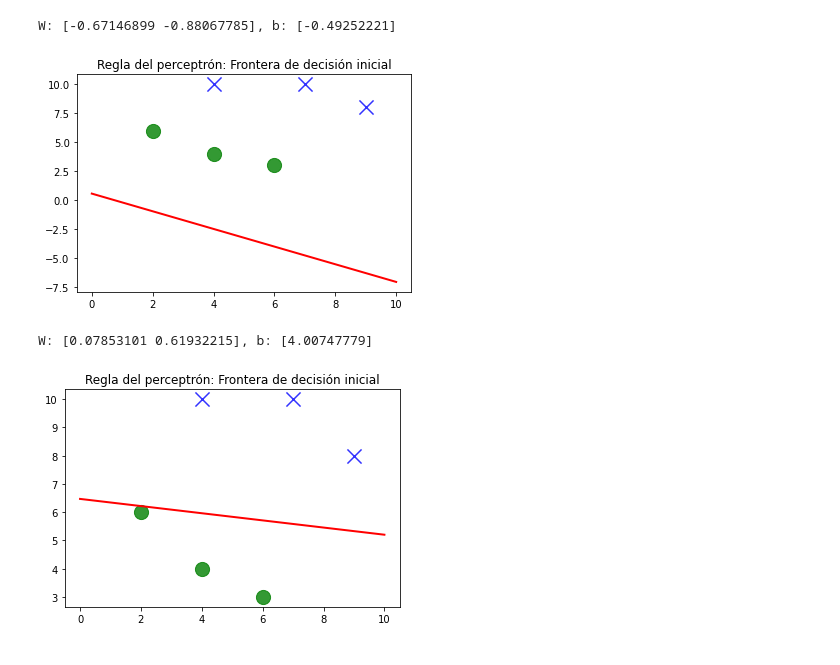
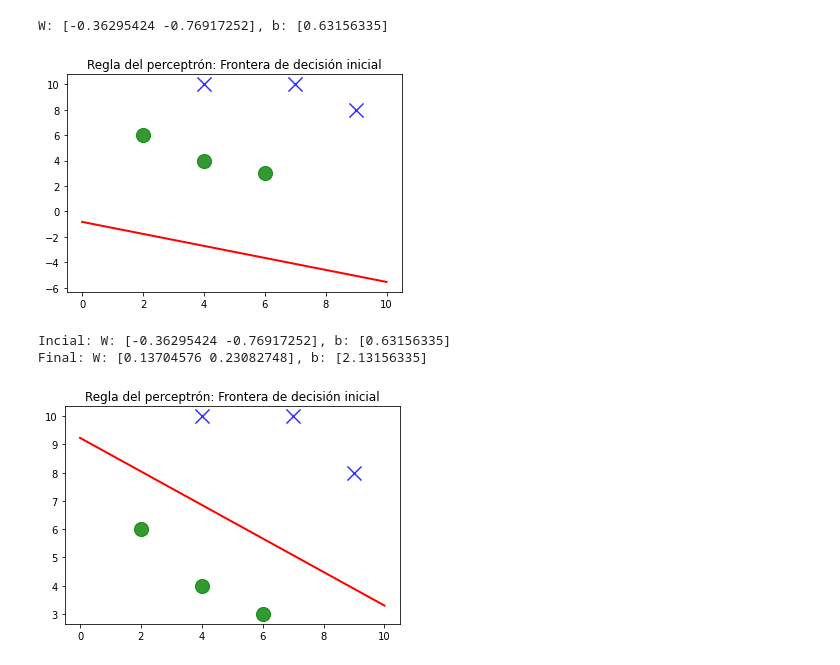
Before and after one commit to AlfredoT11/IntroduccionRedesNeuronalesArtificiales, a Jupyter notebook: PerceptronHardlim.ipynb, the cells around one changed output. Drawn from its saved outputs; the diff is of its cells as text; code cells hidden in the pictures.

```diff
--- a/PerceptronHardlim.ipynb
+++ b/PerceptronHardlim.ipynb
@@ -5,34 +5,23 @@ import matplotlib.pyplot as plt
 class Perceptron:
     def __init__(self, n, alfa):
         self.W = np.random.uniform(-1, 1, n)
-        #self.W[0] = 0.5
-        #self.W[1] = 0.5
         self.b = np.random.uniform(-1, 1, 1)
-        #self.b = -0.5
         self.alfa = alfa
+        self.registro_errores = []
 
-    def train(self, X, T):
+    def train(self, X, T, epocas):
 
-        epoch = 0
-
-        found_error = True
-        while(found_error):
-            epoch += 1
-            #print(f"Epoch: {epoch}")
-            found_error = False
+        self.registro_errores = []
+        for i in range(epocas):
+            errores = []
             for x, t in zip(X, T):
-                #print(f"x: {x}, t: {t}")
-                #print(f"Dot: {x}.{self.W} = {np.dot(self.W, x)} + {self.b}")
                 a = np.heaviside(np.dot(self.W, x) - self.b, 1)
-                #print(f"\n{x} {t} vs {a}")
+                errores.append((t - a)**2)
                 if(a != t):
-                    found_error = True
-                    #print(f"Anterior: {self.W}, {self.b}")
-                    #self.W += self.alfa * (t - a) * x
                     self.W[0] += self.alfa * (t - a) * x[0]
                     self.W[1] += self.alfa * (t - a) * x[1]
                     self.b -= self.alfa * (t - a)
-                    #print(f"Nuevo: {self.W}, {self.b}\n")
+            self.registro_errores.append(sum(errores) / len(T))
 
     def classify(self, x):
         return np.heaviside(np.dot(self.W, x) - self.b, 1)
@@ -42,9 +31,6 @@ print(f"W: {perceptron_1.W}, b: {perceptron_1.b}")
 
 X = np.array([[2, 6], [4, 4], [6, 3], [4, 10], [7, 10], [9, 8]])
 T = np.array([0.0, 0.0, 0.0, 1.0, 1.0, 1.0])
-
-#X = np.array([[0, 0], [0, 1], [1, 0], [1, 1]])
-#T = np.array([0, 1, 1, 1])
 
 x1 = np.linspace(0, 10)
 x2 = perceptron_1.b / perceptron_1.W[1] - (x1 * perceptron_1.W[0] / perceptron_1.W[1])
@@ -61,27 +47,29 @@ for x, t in zip(X, T):
 plt.title('Regla del perceptrón: Frontera de decisión inicial')
 plt.show()
 # %% [output]
-W: [-0.67146899 -0.88067785], b: [-0.49252221]
+W: [-0.36295424 -0.76917252], b: [0.63156335]
-[figure, old version]
+[figure, new version]
 # %%
-#print(f"W: {perceptron_1.W}, b: {perceptron_1.b}")
-perceptron_1.train(X, T)
-print(f"W: {perceptron_1.W}, b: {perceptron_1.b}")
+print(f"Incial: W: {perceptron_1.W}, b: {perceptron_1.b}")
+num_epocas = 50
+perceptron_1.train(X, T, num_epocas)
+print(f"Final: W: {perceptron_1.W}, b: {perceptron_1.b}")
 
 x1 = np.linspace(0, 10)
 x2 = (perceptron_1.b / perceptron_1.W[1]) - (x1 * perceptron_1.W[0] / perceptron_1.W[1])
 
 plt.figure(1)
 plt.plot(x1, x2, 'red', linewidth = 2)
 
 for x, t in zip(X, T):
     if t == 0:
         plt.scatter(x[0], x[1], color = 'g', s = 200, marker = 'o', alpha = 0.8)
     else:
         plt.scatter(x[0], x[1], color = 'b', s = 200, marker = 'x', alpha = 0.8)
 
 plt.title('Regla del perceptrón: Frontera de decisión inicial')
 plt.show()
 # %% [output]
-W: [0.07853101 0.61932215], b: [4.00747779]
+Incial: W: [-0.36295424 -0.76917252], b: [0.63156335]
+Final: W: [0.13704576 0.23082748], b: [2.13156335]
-[figure, old version]
+[figure, new version]
```
Also changed, not shown: parts of 2 cells of this notebook, 3 other files.
